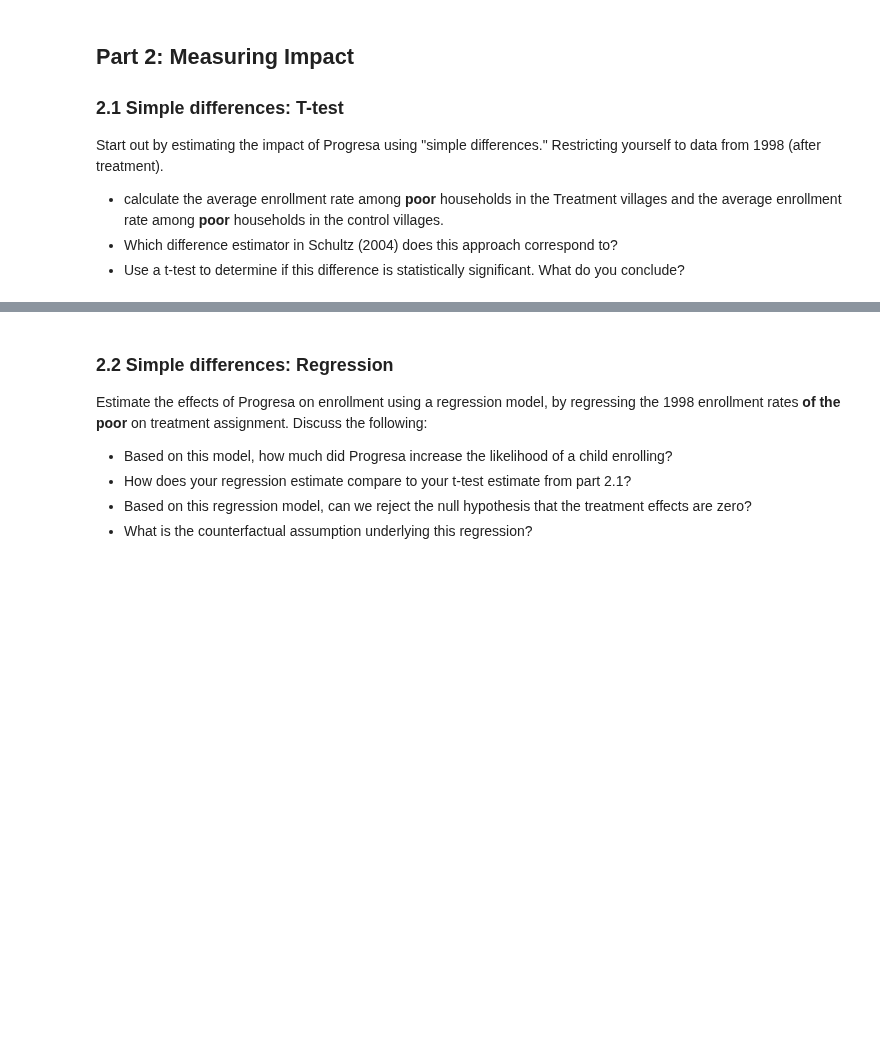
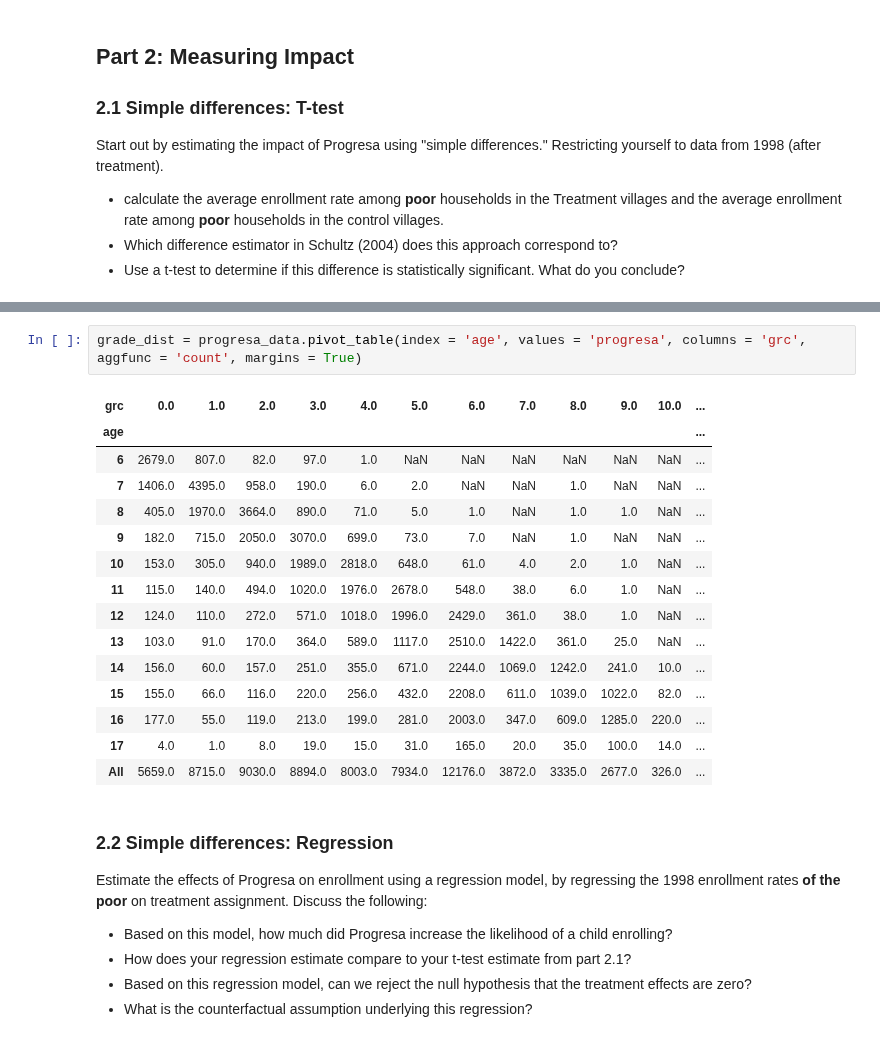
Before and after one commit to abhi32ag/Data_Science_2, a Jupyter notebook: Assignments/Problem_Set_2/Garg-Abhinav-ps2.ipynb, the cells around one changed output, grey strips where cells are left out. Cells and saved outputs as stored; diff of their text form; blank space fills up the shorter version.

```diff
--- a/Assignments/Problem_Set_2/Garg-Abhinav-ps2.ipynb
+++ b/Assignments/Problem_Set_2/Garg-Abhinav-ps2.ipynb
@@ -320,3 +310,21 @@ print d, p
+# %%
+grade_dist = progresa_data.pivot_table(index = 'age', values = 'progresa', columns = 'grc', aggfunc = 'count', margins = True)
+# %% [output]
+| grc | 0.0 | 1.0 | 2.0 | 3.0 | 4.0 | 5.0 | 6.0 | 7.0 | 8.0 | 9.0 | 10.0 | ... |
+| age |  |  |  |  |  |  |  |  |  |  |  | ... |
+| 6 | 2679.0 | 807.0 | 82.0 | 97.0 | 1.0 | NaN | NaN | NaN | NaN | NaN | NaN | ... |
+| 7 | 1406.0 | 4395.0 | 958.0 | 190.0 | 6.0 | 2.0 | NaN | NaN | 1.0 | NaN | NaN | ... |
+| 8 | 405.0 | 1970.0 | 3664.0 | 890.0 | 71.0 | 5.0 | 1.0 | NaN | 1.0 | 1.0 | NaN | ... |
+| 9 | 182.0 | 715.0 | 2050.0 | 3070.0 | 699.0 | 73.0 | 7.0 | NaN | 1.0 | NaN | NaN | ... |
+| 10 | 153.0 | 305.0 | 940.0 | 1989.0 | 2818.0 | 648.0 | 61.0 | 4.0 | 2.0 | 1.0 | NaN | ... |
+| 11 | 115.0 | 140.0 | 494.0 | 1020.0 | 1976.0 | 2678.0 | 548.0 | 38.0 | 6.0 | 1.0 | NaN | ... |
+| 12 | 124.0 | 110.0 | 272.0 | 571.0 | 1018.0 | 1996.0 | 2429.0 | 361.0 | 38.0 | 1.0 | NaN | ... |
+| 13 | 103.0 | 91.0 | 170.0 | 364.0 | 589.0 | 1117.0 | 2510.0 | 1422.0 | 361.0 | 25.0 | NaN | ... |
+| 14 | 156.0 | 60.0 | 157.0 | 251.0 | 355.0 | 671.0 | 2244.0 | 1069.0 | 1242.0 | 241.0 | 10.0 | ... |
+| 15 | 155.0 | 66.0 | 116.0 | 220.0 | 256.0 | 432.0 | 2208.0 | 611.0 | 1039.0 | 1022.0 | 82.0 | ... |
+| 16 | 177.0 | 55.0 | 119.0 | 213.0 | 199.0 | 281.0 | 2003.0 | 347.0 | 609.0 | 1285.0 | 220.0 | ... |
+| 17 | 4.0 | 1.0 | 8.0 | 19.0 | 15.0 | 31.0 | 165.0 | 20.0 | 35.0 | 100.0 | 14.0 | ... |
+| All | 5659.0 | 8715.0 | 9030.0 | 8894.0 | 8003.0 | 7934.0 | 12176.0 | 3872.0 | 3335.0 | 2677.0 | 326.0 | ... |
 # %% [markdown]
 ### 2.2 Simple differences: Regression
 
```
Also changed, not shown: parts of 7 cells of this notebook.
